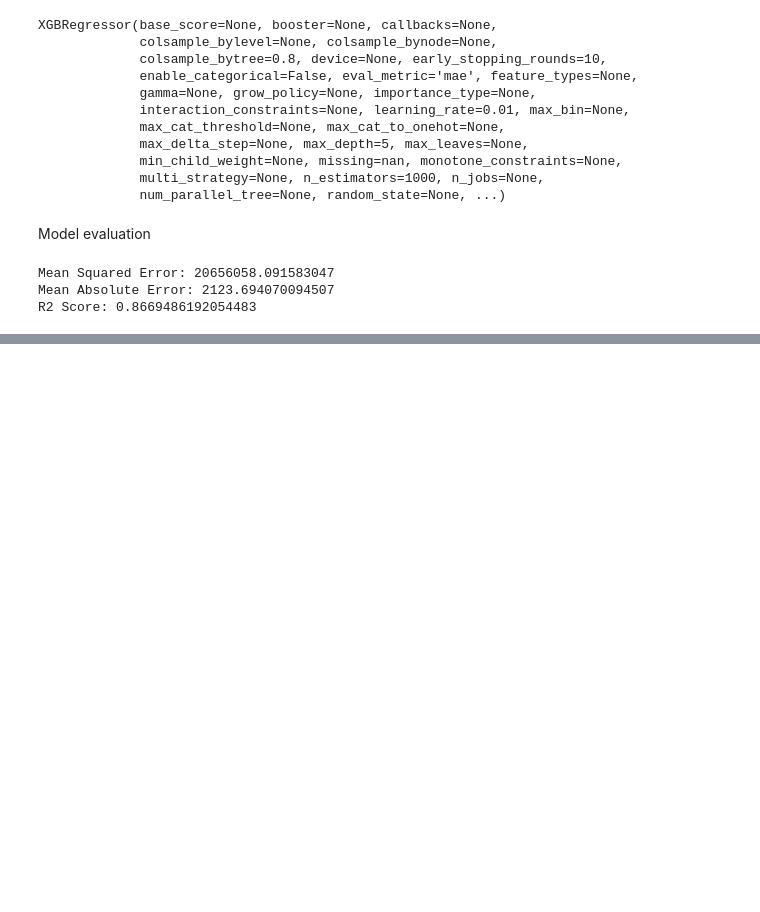
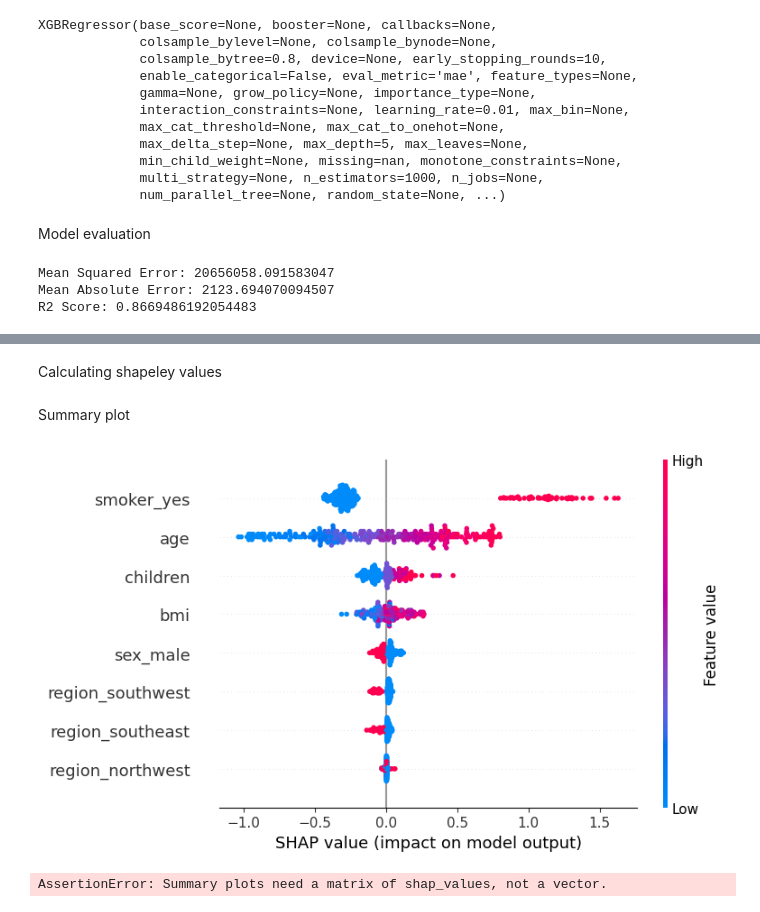
Before and after one commit to louiscockenpot/projet-explainability, a Jupyter notebook: project.ipynb, the cells around one changed output, grey strips where cells are left out. Cells and saved outputs as stored; diff of their text form; code cells hidden in the pictures; blank space fills up the shorter version.

Commit message:
Shap values

```diff
--- a/project.ipynb
+++ b/project.ipynb
@@ -326,0 +354,17 @@ R2 Score: 0.8669486192054483
+# %% [markdown]
+Calculating shapeley values
+# %%
+import shap
+
+explainer = shap.Explainer(xgb)
+shap_values = explainer.shap_values(X_test)
+# %% [markdown]
+Summary plot
+# %%
+shap.summary_plot(shap_values, X_test)
+# %% [output]
+[figure, added]
+# %%
+shap.summary_plot(shap_values[0], X_test)
+# %% [output]
+AssertionError: Summary plots need a matrix of shap_values, not a vector.
```
Also changed, not shown: parts of 6 cells of this notebook.
